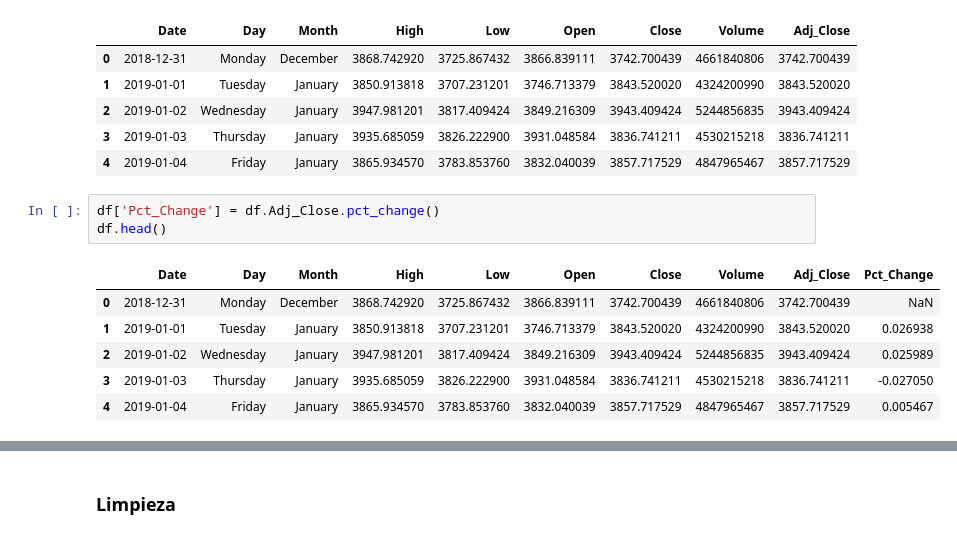
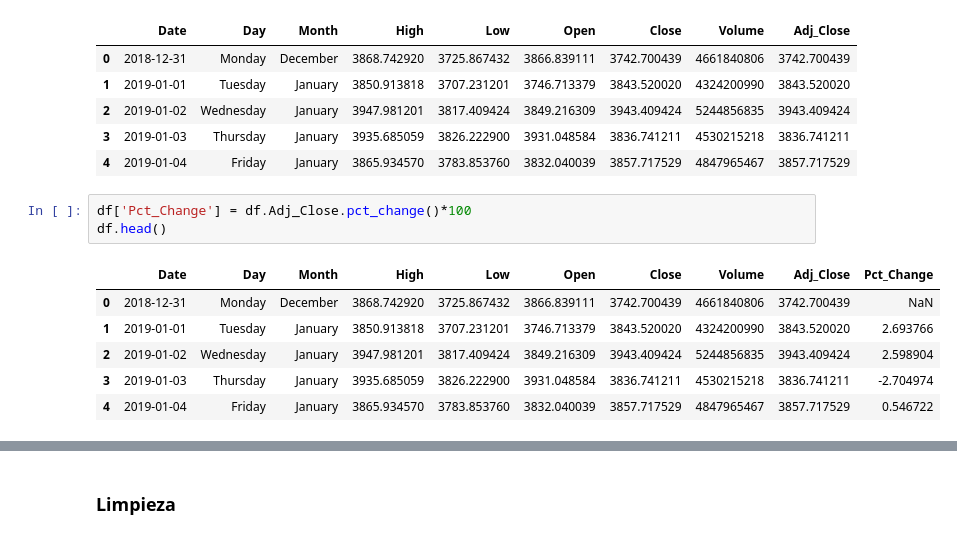
Before and after one commit to cristiandarioortegayubro/Ciencia-de-Datos-en-Ciencias-Economicas-con-Python, a Jupyter notebook: Limpieza_y_Transformación_de_Datos_02.ipynb, the cells around one changed output, grey strips where cells are left out. Saved outputs shown, nothing was run; the diff lists cells and outputs as text.

```diff
--- a/Limpieza_y_Transformación_de_Datos_02.ipynb
+++ b/Limpieza_y_Transformación_de_Datos_02.ipynb
@@ -75,15 +75,15 @@ df.head()
 | 3 | 2019-01-03 | Thursday | January | 3935.685059 | 3826.222900 | 3931.048584 | 3836.741211 | 4530215218 | 3836.741211 |
 | 4 | 2019-01-04 | Friday | January | 3865.934570 | 3783.853760 | 3832.040039 | 3857.717529 | 4847965467 | 3857.717529 |
 # %%
-df['Pct_Change'] = df.Adj_Close.pct_change()
+df['Pct_Change'] = df.Adj_Close.pct_change()*100
 df.head()
 # %% [output]
 |  | Date | Day | Month | High | Low | Open | Close | Volume | Adj_Close | Pct_Change |
 | 0 | 2018-12-31 | Monday | December | 3868.742920 | 3725.867432 | 3866.839111 | 3742.700439 | 4661840806 | 3742.700439 | NaN |
-| 1 | 2019-01-01 | Tuesday | January | 3850.913818 | 3707.231201 | 3746.713379 | 3843.520020 | 4324200990 | 3843.520020 | 0.026938 |
-| 2 | 2019-01-02 | Wednesday | January | 3947.981201 | 3817.409424 | 3849.216309 | 3943.409424 | 5244856835 | 3943.409424 | 0.025989 |
-| 3 | 2019-01-03 | Thursday | January | 3935.685059 | 3826.222900 | 3931.048584 | 3836.741211 | 4530215218 | 3836.741211 | -0.027050 |
-| 4 | 2019-01-04 | Friday | January | 3865.934570 | 3783.853760 | 3832.040039 | 3857.717529 | 4847965467 | 3857.717529 | 0.005467 |
+| 1 | 2019-01-01 | Tuesday | January | 3850.913818 | 3707.231201 | 3746.713379 | 3843.520020 | 4324200990 | 3843.520020 | 2.693766 |
+| 2 | 2019-01-02 | Wednesday | January | 3947.981201 | 3817.409424 | 3849.216309 | 3943.409424 | 5244856835 | 3943.409424 | 2.598904 |
+| 3 | 2019-01-03 | Thursday | January | 3935.685059 | 3826.222900 | 3931.048584 | 3836.741211 | 4530215218 | 3836.741211 | -2.704974 |
+| 4 | 2019-01-04 | Friday | January | 3865.934570 | 3783.853760 | 3832.040039 | 3857.717529 | 4847965467 | 3857.717529 | 0.546722 |
 # %%
 df['Diff'] = df.Adj_Close.diff()
 df.head()
```
Also changed, not shown: parts of 6 cells of this notebook.
